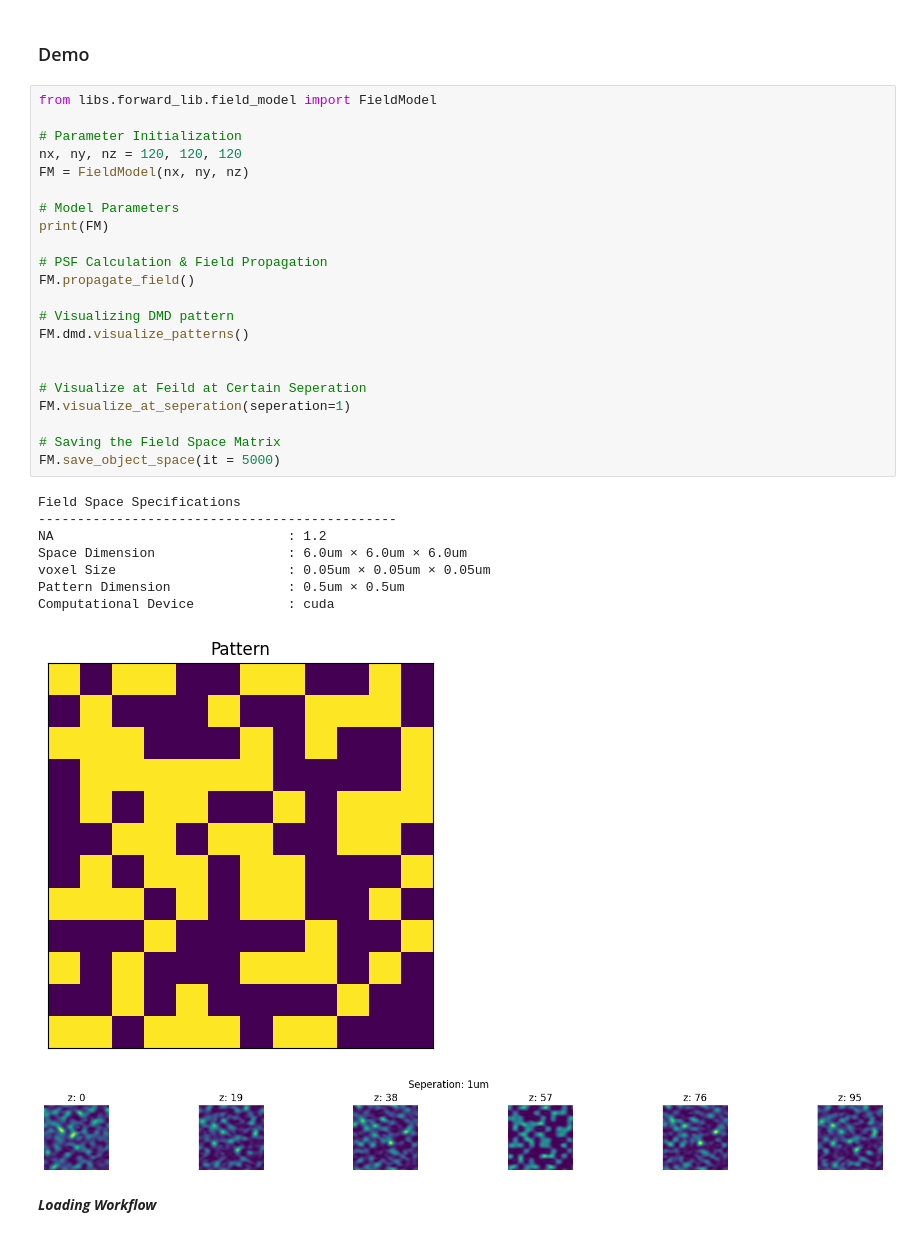
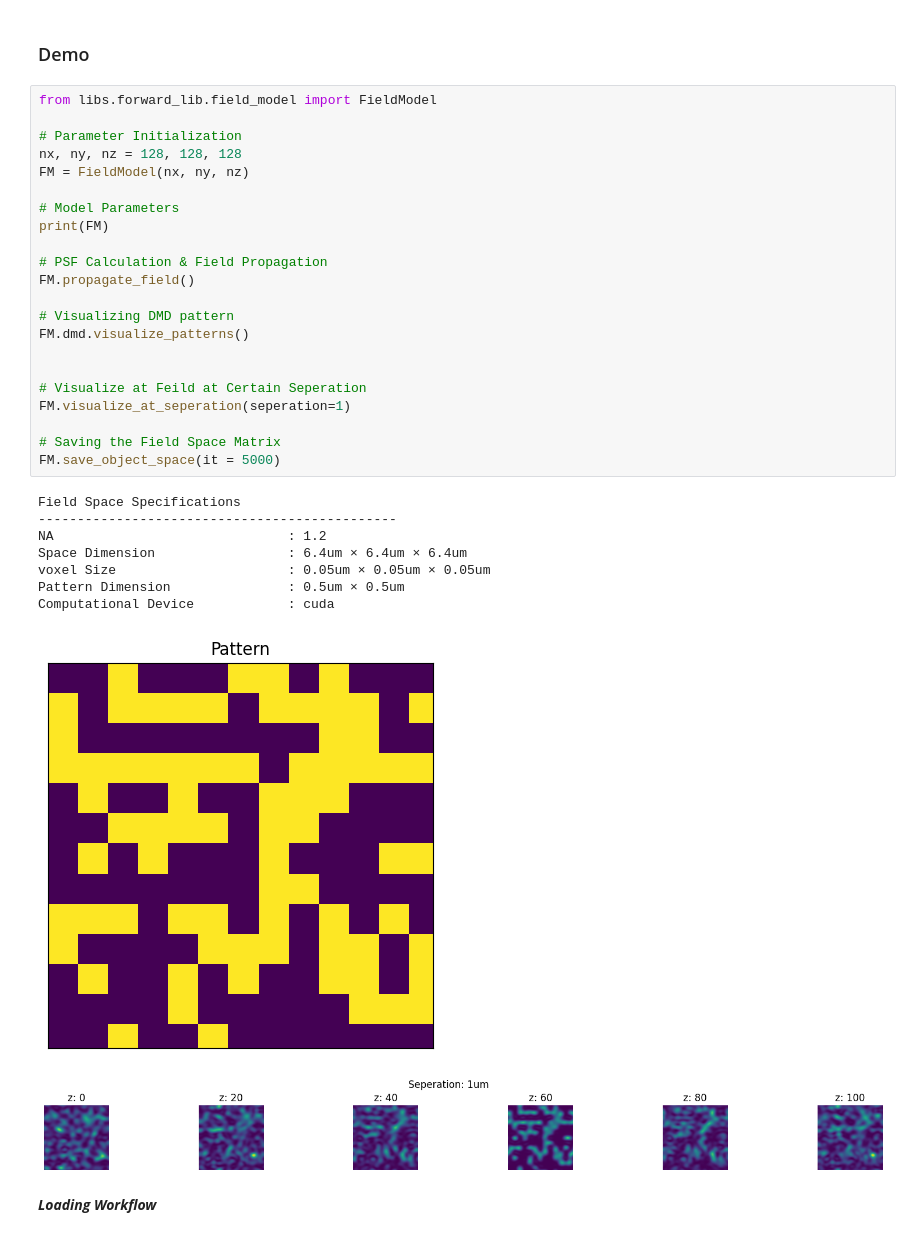
Before and after one commit to sanjith1999/FRIS, a Jupyter notebook: field_demo.ipynb, the cells around one changed output. Drawn from its saved outputs; the diff is of its cells as text.

```diff
--- a/field_demo.ipynb
+++ b/field_demo.ipynb
@@ -3,35 +3,35 @@
 # %%
 from libs.forward_lib.field_model import FieldModel
 
 # Parameter Initialization
-nx, ny, nz = 120, 120, 120
+nx, ny, nz = 128, 128, 128
 FM = FieldModel(nx, ny, nz)
 
 # Model Parameters
 print(FM)
 
 # PSF Calculation & Field Propagation
 FM.propagate_field()
 
 # Visualizing DMD pattern
 FM.dmd.visualize_patterns()
 
 
 # Visualize at Feild at Certain Seperation
 FM.visualize_at_seperation(seperation=1)
 
 # Saving the Field Space Matrix
 FM.save_object_space(it = 5000)
 # %% [output]
 Field Space Specifications
 ----------------------------------------------
 NA                              : 1.2
-Space Dimension                 : 6.0um × 6.0um × 6.0um
+Space Dimension                 : 6.4um × 6.4um × 6.4um
 voxel Size                      : 0.05um × 0.05um × 0.05um
 Pattern Dimension               : 0.5um × 0.5um
 Computational Device            : cuda
-[figure, old version]
+[figure, new version]
-[figure, old version]
+[figure, new version]
 # %% [markdown]
 ***Loading Workflow***
 # %%
```
Also changed, not shown: 6 other files.
